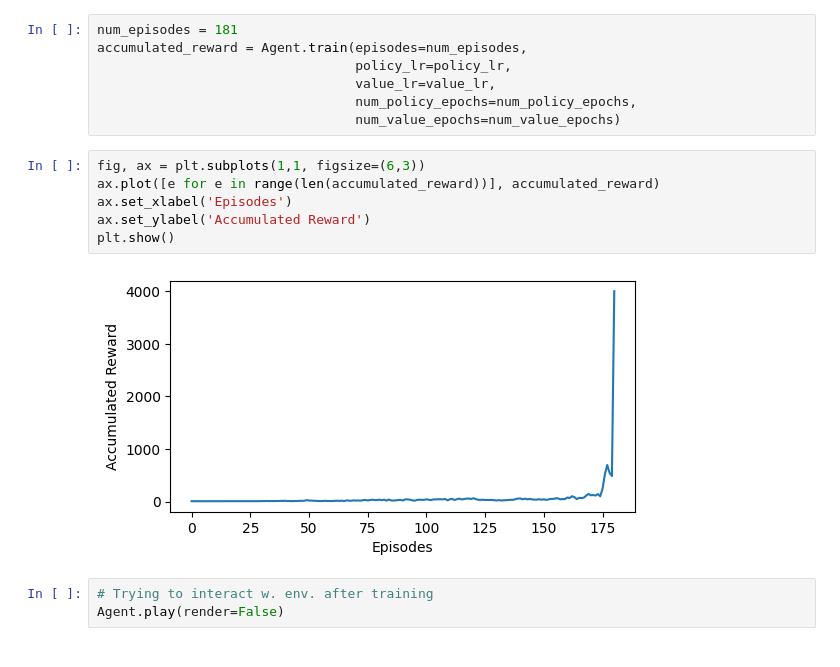
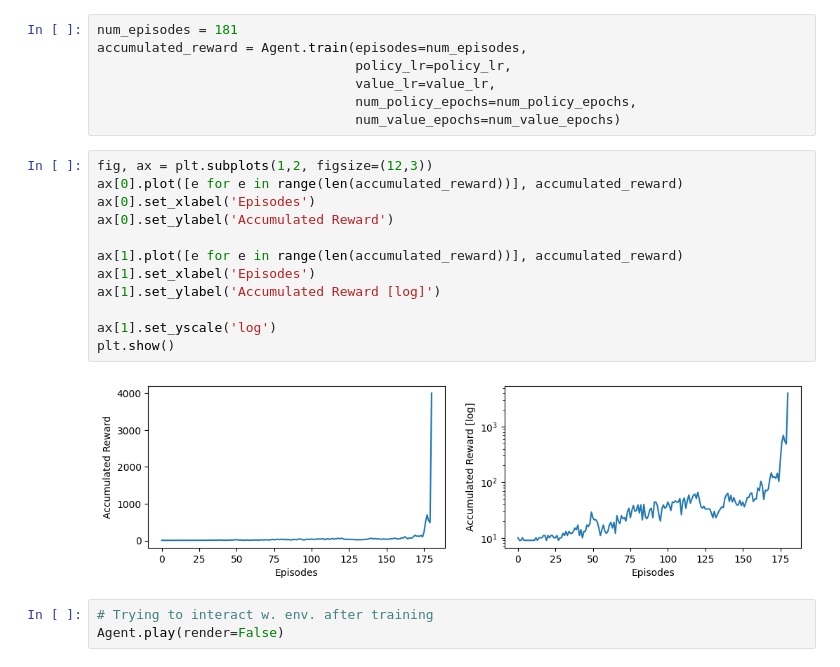
Before and after one commit to seba2390/ProximalPolicyOptimization, a Jupyter notebook: main.ipynb, the cells around one changed output. Saved outputs shown, nothing was run; the diff lists cells and outputs as text.

```diff
--- a/main.ipynb
+++ b/main.ipynb
@@ -48,13 +48,19 @@ accumulated_reward = Agent.train(episodes=num_episodes,
                                  num_policy_epochs=num_policy_epochs,
                                  num_value_epochs=num_value_epochs)
 # %%
-fig, ax = plt.subplots(1,1, figsize=(6,3))
-ax.plot([e for e in range(len(accumulated_reward))], accumulated_reward)
-ax.set_xlabel('Episodes')
-ax.set_ylabel('Accumulated Reward')
+fig, ax = plt.subplots(1,2, figsize=(12,3))
+ax[0].plot([e for e in range(len(accumulated_reward))], accumulated_reward)
+ax[0].set_xlabel('Episodes')
+ax[0].set_ylabel('Accumulated Reward')
+
+ax[1].plot([e for e in range(len(accumulated_reward))], accumulated_reward)
+ax[1].set_xlabel('Episodes')
+ax[1].set_ylabel('Accumulated Reward [log]')
+
+ax[1].set_yscale('log')
 plt.show()
 # %% [output]
-[figure, old version]
+[figure, new version]
 # %%
 # Trying to interact w. env. after training
 Agent.play(render=False)
```
